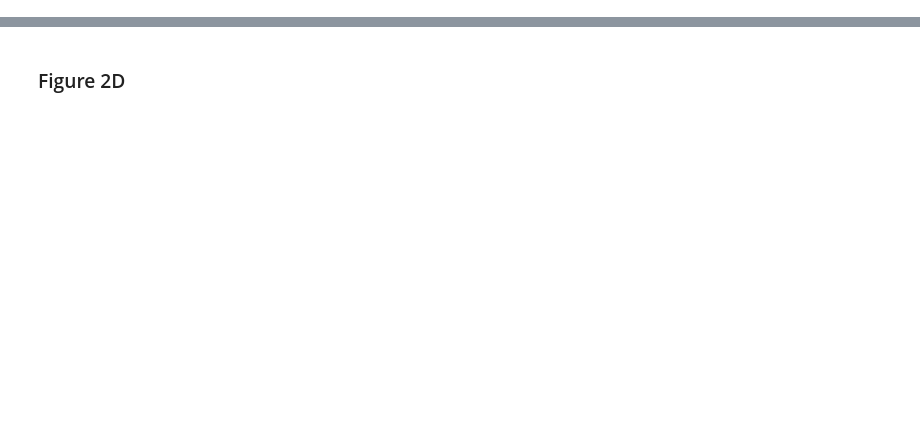
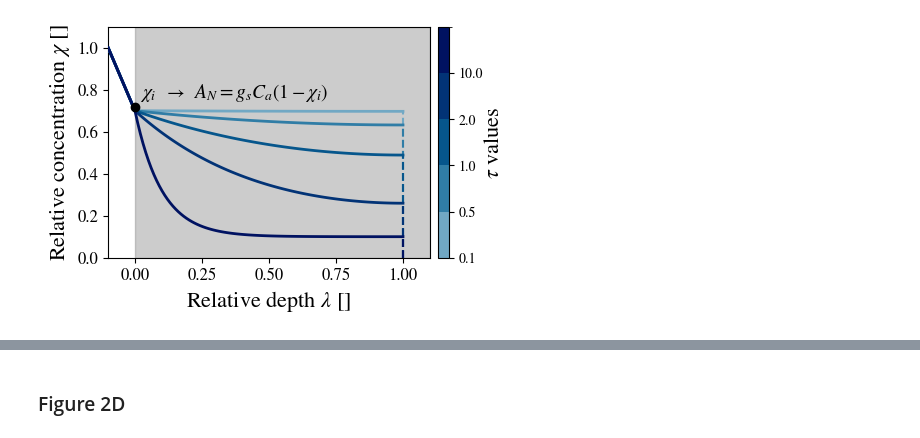
Before and after one commit to andreas-stillits/CarbonFixationModel1D, a Jupyter notebook: figures/scripts/figure2.ipynb, the cells around one changed output, grey strips where cells are left out. Cells and saved outputs as stored; diff of their text form; code cells hidden in the pictures; blank space fills up the shorter version.

Commit message:
streamlining repo for figure 2 panels as well. Minor edits to README.md

```diff
--- a/figures/scripts/figure2.ipynb
+++ b/figures/scripts/figure2.ipynb
@@ -14,0 +123,95 @@ PATH = ROOT + "figures/scripts/"
+# %%
+# define dimensionless parameters
+chi_ = 0.1 # relative CO2 compensation point
+sigma = 2 # coordination number gs/gm*
+taus = np.array([0.1, 0.5, 1, 2, 10])
+lambda_st = 0.1 # fractional epidermal layer thickness (typical value)
+
+# define solutions according to Eqs. 2-6
+chi = lambda x, tau: chi_ + (1-chi_)/(1 + 1/sigma)*(np.cosh(tau*(1-x)))/(np.cosh(tau))
+chi_st = lambda x, tau: chi(0, tau) + (chi(0, tau) - 1)/lambda_st * x
+
+# define domain lists
+lambdas = np.linspace(0, 1, 100)
+lambdas_st = np.linspace(-lambda_st, 0, 10)
+
+# create plot of rescaled profiles (figure 2B)
+fig, ax = plt.subplots(figsize=(5, 3))
+colors = ['#001261', '#023376','#06568C', '#307DA6', '#71A8C4'][::-1]
+stomata_color = 'white'
+mesophyll_color = 'grey'
+
+for tau, color in zip(taus, colors):
+    chis = chi(lambdas, tau)
+    ax.plot(lambdas_st, chi_st(lambdas_st, tau), color=color, linewidth=2, zorder=3)
+    ax.plot(lambdas, chis, color=color,  linewidth=2, zorder=3)
+    ax.plot([1, 1], [0, chis[-1]], color=color, linestyle='--')
+
+ax.set_xlim(-lambda_st, 1.1)
+ax.set_ylim(0, 1.1)
+ax.set_xlabel(r'Relative depth $\lambda$ []')
+ax.set_ylabel(r'Relative concentration $\chi$ []')
+ax.fill_betweenx([0, 1.1], -lambda_st, 0, color=stomata_color, alpha=0.4, label='stomatal domain', zorder=0)
+ax.fill_betweenx([0, 1.1], 0, 1.1, color=mesophyll_color, alpha=0.4, label='mesophyll domain', zorder=0)
+ax.text(0.02, 0.76, r'$\chi_i \;\; \rightarrow \;\; A_N = g_s C_a(1-\chi_i) $', fontsize=14)
+ax.plot(0, 0.72, 'ko', zorder=3)
+
+# Make the colormap discrete using BoundaryNorm and a listed colormap
+# Define discrete boundaries for each tau
+bounds = np.append(taus, taus[-1] + (taus[-1] - taus[-2]))  # add an upper bound
+# Create a discrete colormap using the same colors as used for the lines
+discrete_cmap = ListedColormap(colors)
+# Create a norm that maps values to the correct color bin
+norm = BoundaryNorm(bounds, discrete_cmap.N)
+# Add colorbar
+sm = plt.cm.ScalarMappable(cmap=discrete_cmap, norm=norm)
+sm.set_array([])
+cbar = plt.colorbar(sm, ax=ax, orientation='vertical', pad=0.02, boundaries=bounds, ticks=taus)
+cbar.set_label(r'$\tau$ values', labelpad=1)
+cbar.ax.tick_params(labelsize=10)
+plt.savefig(ROOT + 'figures/vectorgraphics/figure2/figure2B.svg')
+plt.savefig(ROOT + "figures/vectorgraphics/figure2/figure2B.png", dpi=300)
+plt.show()
+
+#_____________________________________________________
+
+# create show-case profiles in literature units (figure 2A)
+
+L_st = 50 # stomatal domain thickness in µm
+# solutions in literature units
+C = lambda x, ca, L, tau : ca*chi_ + (ca - ca*chi_)/(1 + 1/sigma)*(np.cosh(tau*(1-x/L)))/(np.cosh(tau))
+C_st = lambda x, ca, L, tau : C(0, ca, L, tau) + (C(0, ca, L, tau) - ca)/L_st * x
+
+fig, ax = plt.subplots(figsize=(4, 3))
+
+# helper function to plot the profiles
+def plot(Ca, L, tau, color):
+    z = np.linspace(0, L, 100)
+    z_st = np.linspace(-L_st, 0, 10)
+    ax.plot(z, C(z, Ca, L, tau), color=color, linewidth=2, zorder=3)
+    ax.plot(z_st, C_st(z_st, Ca, L, tau), color=color, linewidth=2, zorder=3)
+    ax.plot([L, L], [0, C(L, Ca, L, tau)], color=color, linestyle='--', zorder=3)
+
+               # Ca   L
+combinations = [(320, 500),
+                (300, 200),
+                (250, 300),
+                (380, 400),
+                (350, 450)]
+
+# plot example profiles
+for comb, tau, color in zip(combinations, taus, colors):
+    plot(comb[0], comb[1], tau, color)
+
+ax.set_xlim(-L_st, 600)
+ax.set_ylim(0, 440)
+ax.set_xlabel(r'Depth $z$ [µm]')
+ax.set_ylabel(r'Concentration $C$ [µmol/mol]')
+ax.fill_betweenx([0, 440], -L_st, 0, color=stomata_color, alpha=0.7, label='stomata', zorder=0)
+ax.fill_betweenx([0, 440], 0, 600, color=mesophyll_color, alpha=0.4, label='mesophyll', zorder=0)
+ax.legend(fontsize=12)
+plt.savefig(ROOT + 'figures/vectorgraphics/figure2/figure2A.svg')
+plt.savefig(ROOT + "figures/vectorgraphics/figure2/figure2A.png", dpi=300)
+plt.show()
+# %% [output]
+[figure, added]
```
Also changed, not shown: parts of 9 cells of this notebook, 14 other files.
